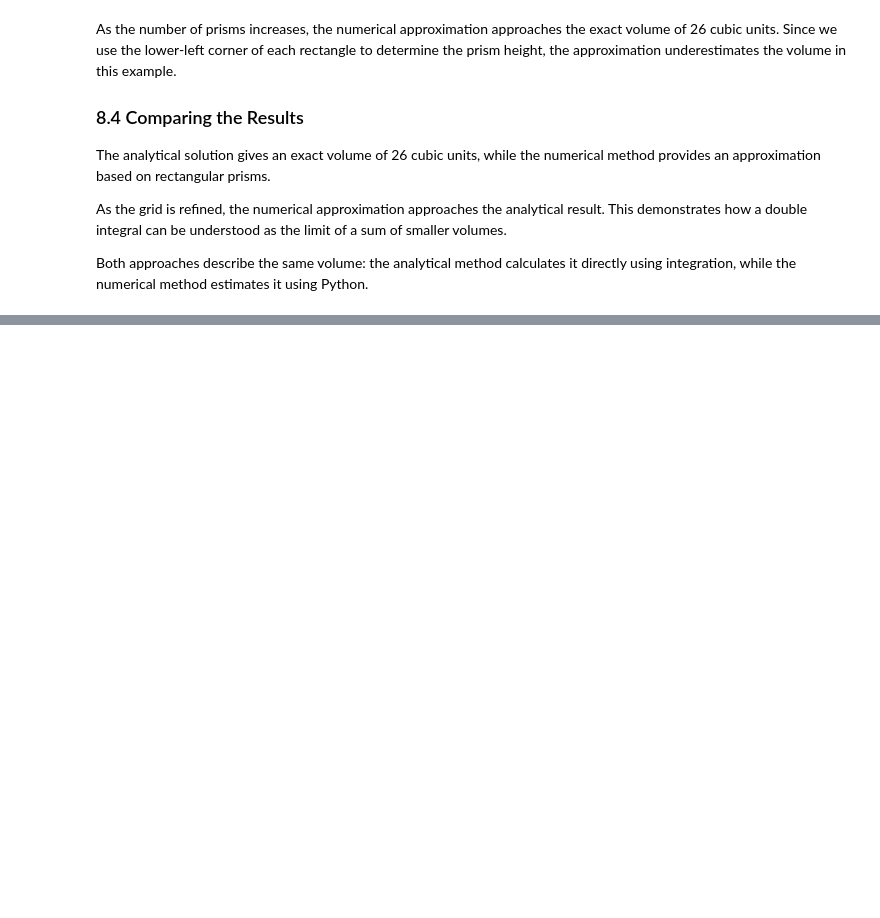
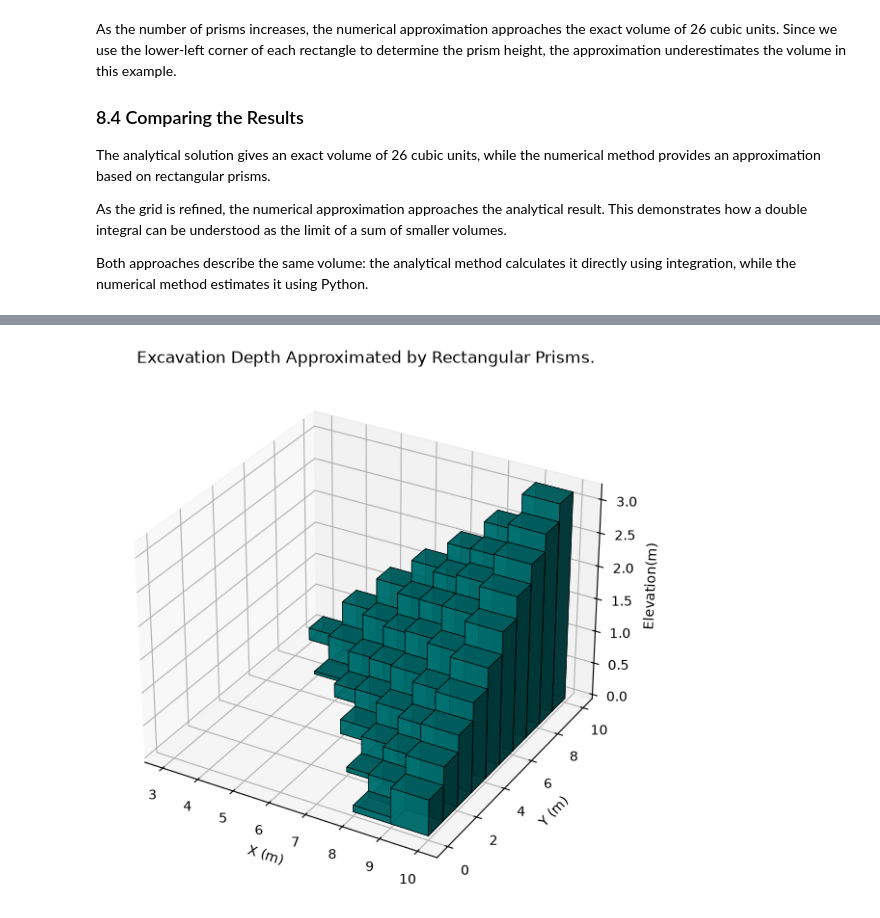
Before and after one commit to Edgybug/integrals-course-project, a Jupyter notebook: course_project.ipynb, the cells around one changed output, grey strips where cells are left out. Cells and saved outputs as stored; diff of their text form; code cells hidden in the pictures; blank space fills up the shorter version.

```diff
--- a/course_project.ipynb
+++ b/course_project.ipynb
@@ -1115,0 +1188,27 @@ ChatGPT (OpenAI) was used to assist with brainstorming and structuring the proje
+# %%
+fig = plt.figure(figsize=(10, 7))
+ax = fig.add_subplot(111, projection="3d")
+
+nx = 10 # number of prisms at x axis
+ny = 10 # number of prisms at y axis
+dx = 10 / nx #width of prisms at x
+dy = 10 / ny #width of prisms at y
+
+
+for i in range(nx):
+    x = i * dx
+    for j in range(ny):
+        y = j * dy
+        depth = excavation_depth(x, y)
+        if depth > 0:
+            draw_prism(ax, excavation_depth, x, y, dx, dy, color="teal")
+
+# Labels
+ax.set_xlabel('X (m)')
+ax.set_ylabel('Y (m)')
+ax.set_zlabel('Elevation(m)')
+ax.set_title('Excavation Depth Approximated by Rectangular Prisms.')
+
+plt.show()
+# %% [output]
+[figure, added]
```
Also changed, not shown: parts of 22 cells of this notebook, 1 other file.
